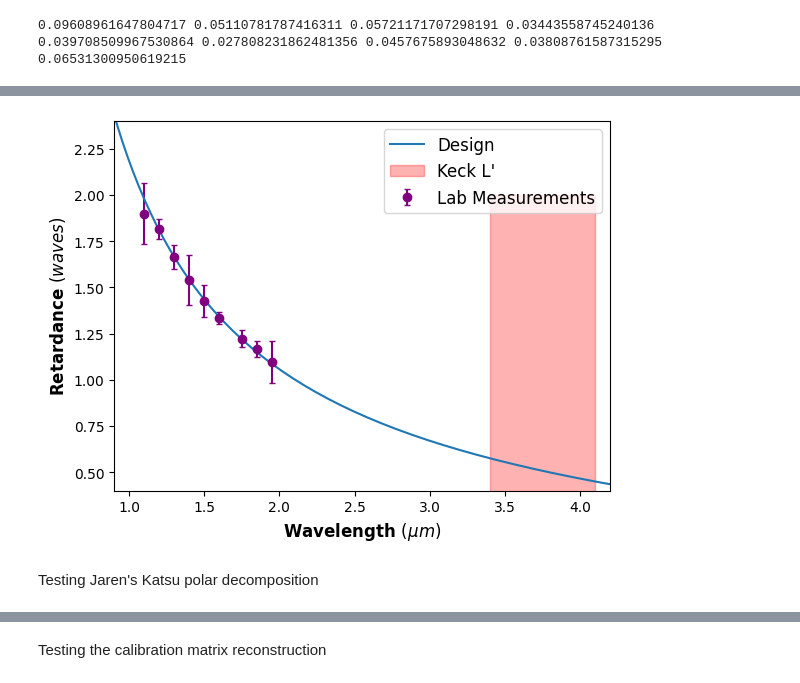
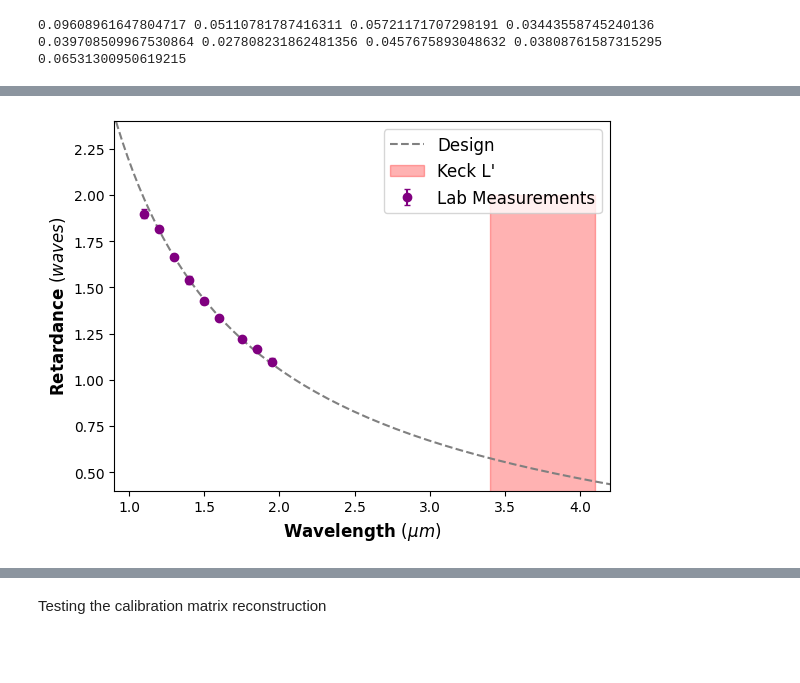
Before and after one commit to wcmelby/wcmelby-HWP_Characterizations, a Jupyter notebook: SuperK_Select_Data/L_SuperK_Analysis.ipynb, the cells around one changed output, grey strips where cells are left out. Cells and saved outputs as stored; diff of their text form; code cells hidden in the pictures; blank space fills up the shorter version.

```diff
--- a/SuperK_Select_Data/L_SuperK_Analysis.ipynb
+++ b/SuperK_Select_Data/L_SuperK_Analysis.ipynb
@@ -660,6 +671,8 @@ print(retardance)
 [1.89978199 1.81664984 1.66432003 1.54133791 1.42635064 1.33515326
  1.22203268 1.16564758 1.09777618]
 # %%
-y_err1 = [data1100[4], data1200[4], data1300[4], data1400[4], data1500[4], data1600[4], data1750[4], data1850[4], data1950[4]]
+#y_err1 = [data1100[4], data1200[4], data1300[4], data1400[4], data1500[4], data1600[4], data1750[4], data1850[4], data1950[4]]
+y_err1 = np.array([data1100[4], data1200[4], data1300[4], data1400[4], data1500[4], data1600[4], data1750[4], data1850[4], data1950[4]])
+y_err1 = y_err1/(2*np.pi)
 print(y_err1)
 # %% [output]
@@ -719,26 +733,24 @@ np.mean(theoretical_retardance(L_wavelengths, d))
 # %%
 plt.ylim(0.4, 2.4)
 plt.xlim(0.9, 4.2)
 plt.xlabel("Wavelength $(\mu m)$", fontsize=12, fontweight='bold')
 plt.ylabel("Retardance $(waves)$", fontsize=12, fontweight='bold')
 
 plt.errorbar(wavelength_bins, retardance, yerr=y_err1, marker='o', capsize=2, linestyle=' ', color = 'purple', label = 'Lab Measurements')
-plt.plot(n_e[:,0], 1/n_e[:,0]*d*(n_e[:,1]-n_o[:,1]),label="Design")
-plt.fill_between([3.4, 4.1],0,2,color='r',alpha=0.3,label="Keck L'")
+plt.plot(n_e[:,0], 1/n_e[:,0]*d*(n_e[:,1]-n_o[:,1]), label="Design", linestyle='--', color='gray')
+plt.fill_between([3.4, 4.1],0,2,color='r',alpha=0.3, label="Keck L'")
 
 caption = "Characterization for the L-band half-wave plate. Data taken with SuperK SELECT laser."
 
 text_width = 70  # Speify desired text width box in characters
 wrapped_text = textwrap.fill(caption, width=text_width)
 #plt.text(2.5, 0, wrapped_text, ha='center', va='center')
 
 plt.legend(fontsize=12)
 #plt.grid(True)
 
 folder_path = "/home/shared/exoserver/Lab_Data/Mueller_Matrix_Polarimeter/L_Plate_Characterization/SuperK_Select_Data/"
-file_name = 'Final_L_Band_HWP_Retardance.png'
+file_name = 'Final_L_Band_HWP_Retardance_6_3.png'
 #plt.savefig(folder_path + file_name, bbox_inches='tight', dpi=300)
 # %% [output]
-[figure, old version]
+[figure, new version]
-# %% [markdown]
-Testing Jaren's Katsu polar decomposition
```
Also changed, not shown: parts of 48 cells of this notebook, 2 other files.
